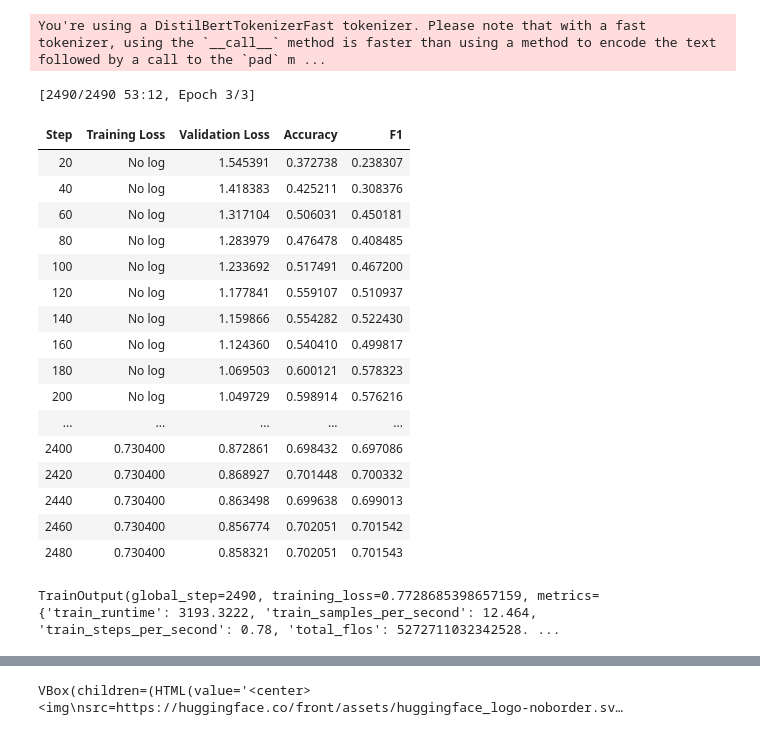
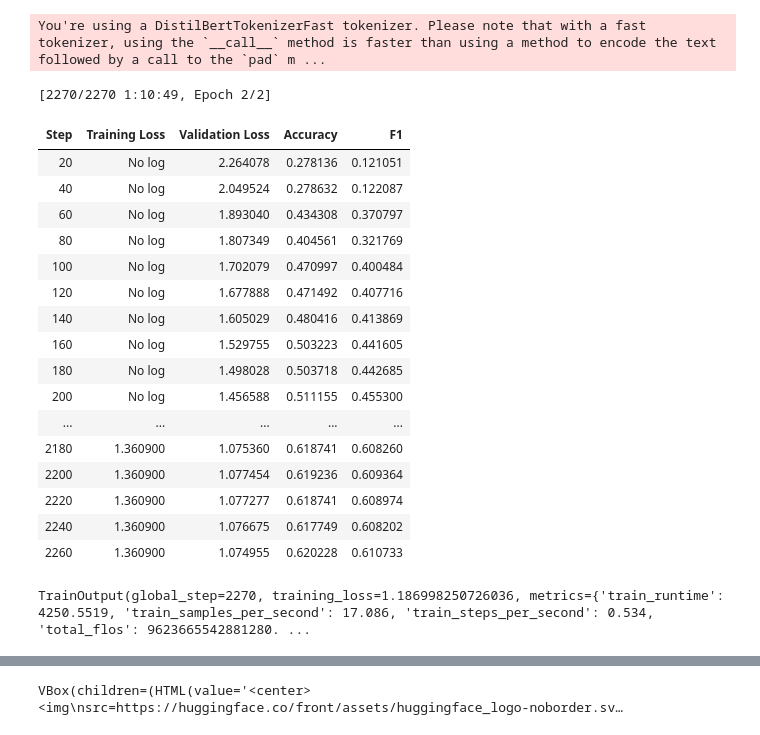
Before and after one commit to Trox824/MoviesDataScrapingAndPridicting, a Jupyter notebook: distilbert-base-uncased-movies.ipynb, the cells around one changed output, grey strips where cells are left out. Cells and saved outputs as stored; diff of their text form; code cells hidden in the pictures.

```diff
--- a/distilbert-base-uncased-movies.ipynb
+++ b/distilbert-base-uncased-movies.ipynb
@@ -55,2 +79,3 @@ df
 # %%
-df = df.drop_duplicates(subset=['Plot'])
+df = df.drop_duplicates(subset=['Storyline'])
+df
@@ -83,0 +96,15 @@ Name: count, dtype: int64
+# %%
+import pandas as pd
+
+def preprocess_dataset(data):
+    def create_text(x):
+        x['Storyline'] = x['Name'] + ': ' + x['Storyline']
+        return x
+
+    # Use apply along with axis=1 to apply the function to each row
+    data = data.apply(create_text, axis=1)
+    return data
+
+# Example usage:
+# Assuming 'df' is your DataFrame
+df = preprocess_dataset(df)
@@ -104,3 +159,5 @@ See the caveats in the documentation: https://pandas.pydata.org/pandas-docs/stab
 # %%
 # prompt: combine description and name of movie into 1 column with the form of name: {name of movie}, plot: {description}
-df.drop(['Title', 'Genre'], axis=1, inplace=True)
+
+df.drop(['Name', "Genre"], axis=1, inplace=True)
+df.columns = ['text', 'label']
@@ -115,7 +165,7 @@ df.columns = ['text', 'label']
 from sklearn.model_selection import train_test_split
 
 df_train, df_tmp = train_test_split(
-        df, test_size=0.2)
+        df, test_size=0.1)
 
 df_val, df_test = train_test_split(
         df_tmp, test_size=0.5)
@@ -235,57 +285,58 @@ from transformers import (
 from transformers import Trainer, TrainingArguments
 from transformers import DataCollatorWithPadding
 import gc
-batch_size = 16
+batch_size = 32
 logging_steps = len(dataset["train"]) // batch_size
 model_name ="./results"
 
 
 data_collator = DataCollatorWithPadding(tokenizer=tokenizer)
 gc.collect()
 training_args = TrainingArguments(
                     output_dir=model_name,
-                    num_train_epochs=3,
+                    num_train_epochs=2,
                     learning_rate=2e-5,
                     per_device_train_batch_size=batch_size,
                     per_device_eval_batch_size=batch_size,
                     weight_decay=0.01,
                     logging_steps=logging_steps,
                     evaluation_strategy='steps',
                     eval_steps=20,
-                    report_to='none'
+                    report_to='none',
+                    load_best_model_at_end = True
             )
 
 trainer = Trainer(
                   model=model,
                   args=training_args,
                   compute_metrics=compute_metrics,
                   train_dataset=dataset["train"],
                   eval_dataset=dataset["validation"],
                   data_collator=data_collator,
                   tokenizer=tokenizer
             )
 trainer.train()
 # %% [output]
 You're using a DistilBertTokenizerFast tokenizer. Please note that with a fast tokenizer, using the `__call__` method is faster than using a method to encode the text followed by a call to the `pad` m ...
-[2490/2490 53:12, Epoch 3/3]
+[2270/2270 1:10:49, Epoch 2/2]
 | Step | Training Loss | Validation Loss | Accuracy | F1 |
-| 20 | No log | 1.545391 | 0.372738 | 0.238307 |
-| 40 | No log | 1.418383 | 0.425211 | 0.308376 |
-| 60 | No log | 1.317104 | 0.506031 | 0.450181 |
-| 80 | No log | 1.283979 | 0.476478 | 0.408485 |
-| 100 | No log | 1.233692 | 0.517491 | 0.467200 |
-| 120 | No log | 1.177841 | 0.559107 | 0.510937 |
-| 140 | No log | 1.159866 | 0.554282 | 0.522430 |
-| 160 | No log | 1.124360 | 0.540410 | 0.499817 |
-| 180 | No log | 1.069503 | 0.600121 | 0.578323 |
-| 200 | No log | 1.049729 | 0.598914 | 0.576216 |
+| 20 | No log | 2.264078 | 0.278136 | 0.121051 |
+| 40 | No log | 2.049524 | 0.278632 | 0.122087 |
+| 60 | No log | 1.893040 | 0.434308 | 0.370797 |
+| 80 | No log | 1.807349 | 0.404561 | 0.321769 |
+| 100 | No log | 1.702079 | 0.470997 | 0.400484 |
+| 120 | No log | 1.677888 | 0.471492 | 0.407716 |
+| 140 | No log | 1.605029 | 0.480416 | 0.413869 |
+| 160 | No log | 1.529755 | 0.503223 | 0.441605 |
+| 180 | No log | 1.498028 | 0.503718 | 0.442685 |
+| 200 | No log | 1.456588 | 0.511155 | 0.455300 |
 | ... | ... | ... | ... | ... |
-| 2400 | 0.730400 | 0.872861 | 0.698432 | 0.697086 |
-| 2420 | 0.730400 | 0.868927 | 0.701448 | 0.700332 |
-| 2440 | 0.730400 | 0.863498 | 0.699638 | 0.699013 |
-| 2460 | 0.730400 | 0.856774 | 0.702051 | 0.701542 |
-| 2480 | 0.730400 | 0.858321 | 0.702051 | 0.701543 |
+| 2180 | 1.360900 | 1.075360 | 0.618741 | 0.608260 |
+| 2200 | 1.360900 | 1.077454 | 0.619236 | 0.609364 |
+| 2220 | 1.360900 | 1.077277 | 0.618741 | 0.608974 |
+| 2240 | 1.360900 | 1.076675 | 0.617749 | 0.608202 |
+| 2260 | 1.360900 | 1.074955 | 0.620228 | 0.610733 |
-TrainOutput(global_step=2490, training_loss=0.7728685398657159, metrics={'train_runtime': 3193.3222, 'train_samples_per_second': 12.464, 'train_steps_per_second': 0.78, 'total_flos': 5272711032342528. ...
+TrainOutput(global_step=2270, training_loss=1.186998250726036, metrics={'train_runtime': 4250.5519, 'train_samples_per_second': 17.086, 'train_steps_per_second': 0.534, 'total_flos': 9623665542881280. ...
 # %%
 preds_output = trainer.predict(dataset["validation"])
 # %% [output]
```
Also changed, not shown: parts of 21 cells of this notebook.
